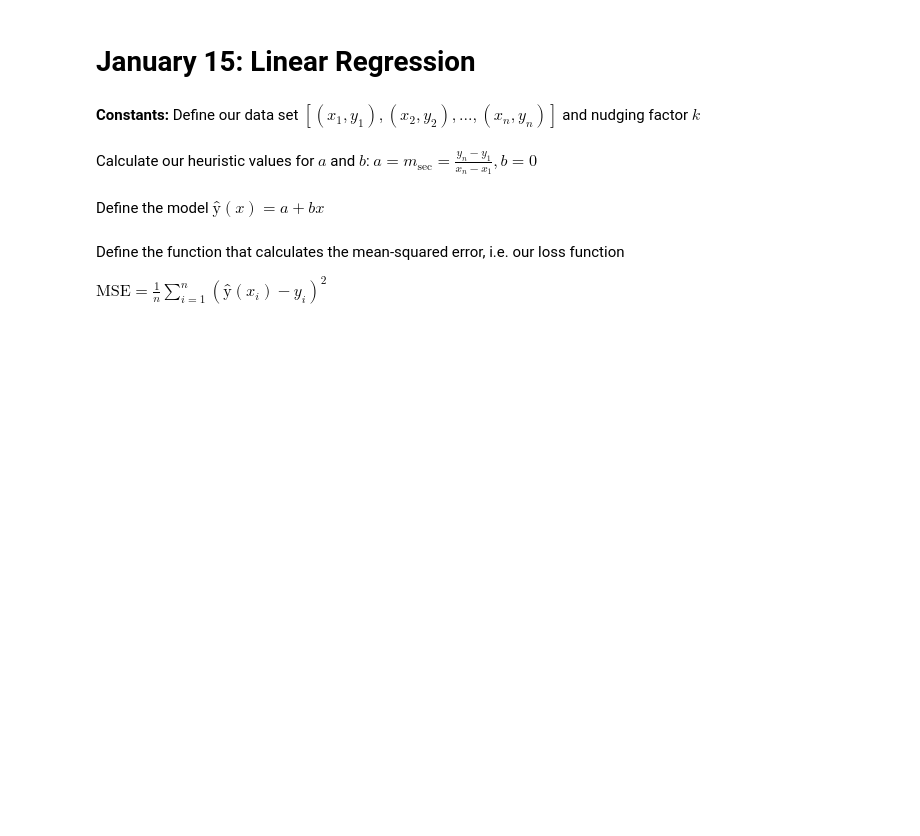
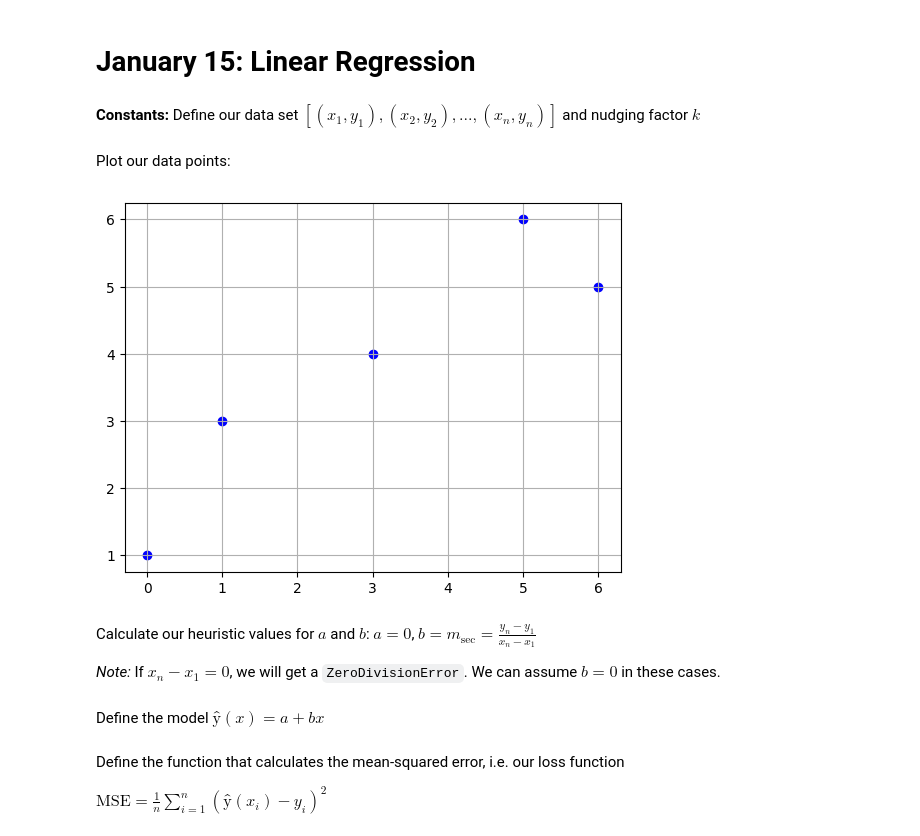
Before and after one commit to jay3332/ml-ipynb, a Jupyter notebook: 2025_01_15_linear_regression.ipynb, the cells around one changed output. Saved outputs shown, nothing was run; the diff lists cells and outputs as text; code cells hidden in the pictures; blank space fills up the shorter version.

```diff
--- a/2025_01_15_linear_regression.ipynb
+++ b/2025_01_15_linear_regression.ipynb
@@ -9,8 +9,21 @@ n = len(data)
 
 # The "nudging" factor, k
 k = 0.005
+# %% [markdown]
+Plot our data points:
+# %%
+import matplotlib.pyplot as plt
+
+x_coords, y_coords = zip(*data)  # Separate x and y values
+plt.scatter(x_coords, y_coords, color='blue')
+plt.grid(True)
+plt.show()
+# %% [output]
+[figure, added]
 # %% [markdown]
-Calculate our heuristic values for $a$ and $b$: $a = m_\text{sec}=\frac{y_n - y_1}{x_n - x_1}, b = 0$
+Calculate our heuristic values for $a$ and $b$: $a = 0$, $b = m_\text{sec}=\frac{y_n - y_1}{x_n - x_1}$
+
+*Note:* If $x_n - x_1 = 0$, we will get a `ZeroDivisionError`. We can assume $b = 0$ in these cases.
 # %%
 x_n, y_n = data[-1]
 x_1, y_1 = data[0]
```
Also changed, not shown: parts of 10 cells of this notebook.
